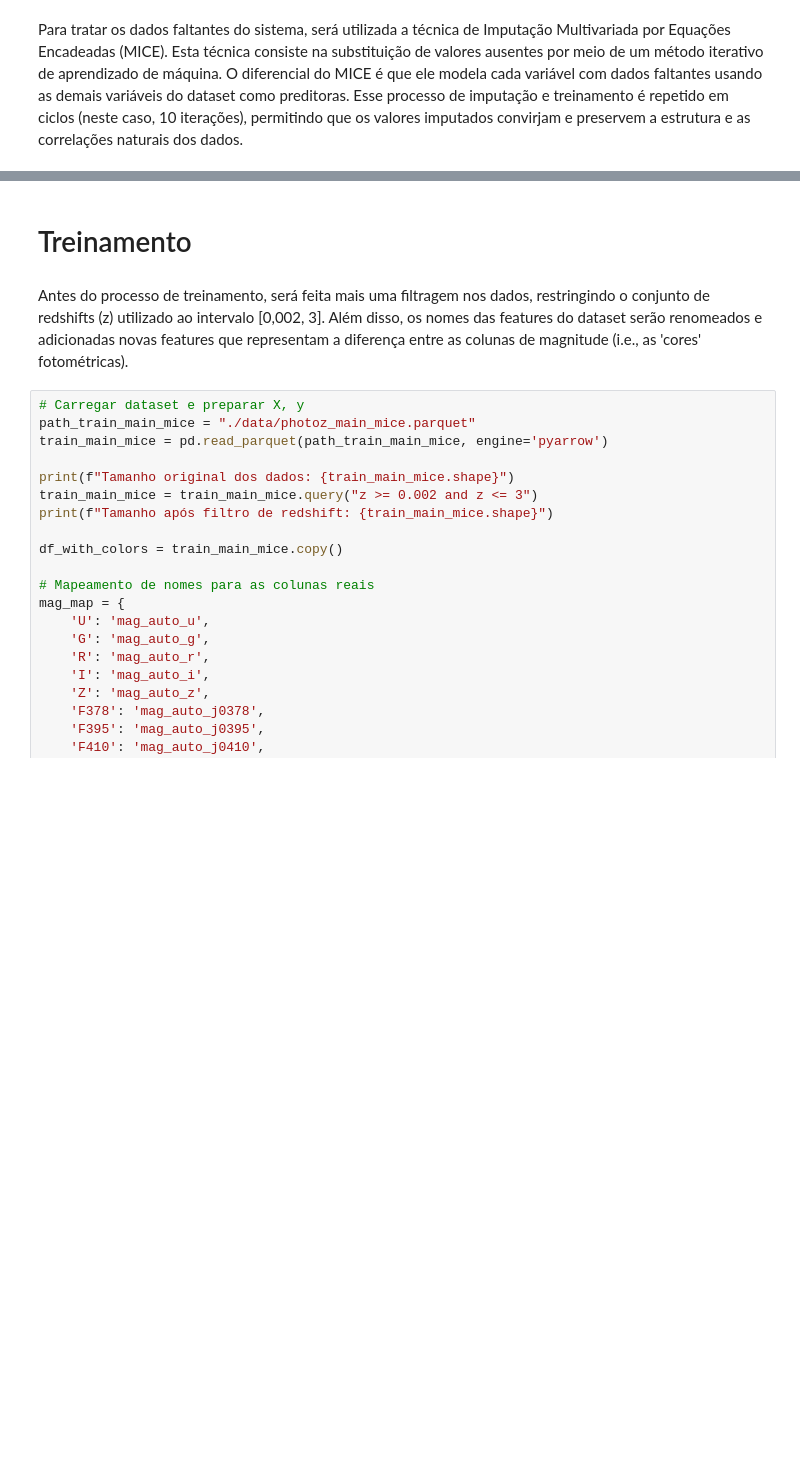
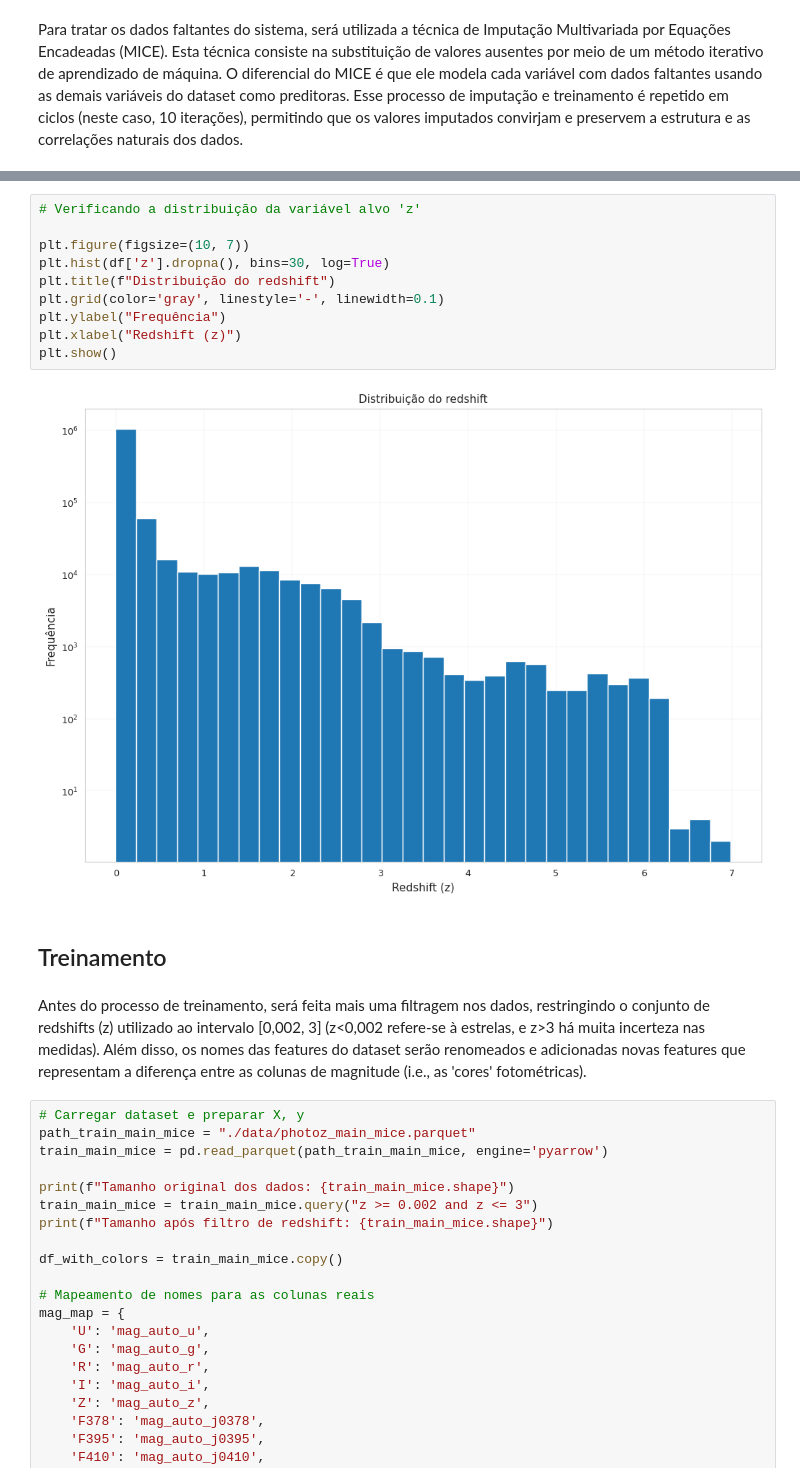
Before and after one commit to PierreAugusto/ML_project_ifusp, a Jupyter notebook: ML_project_python/photozs.ipynb, the cells around one changed output, grey strips where cells are left out. Saved outputs shown, nothing was run; the diff lists cells and outputs as text; blank space fills up the shorter version.

```diff
--- a/ML_project_python/photozs.ipynb
+++ b/ML_project_python/photozs.ipynb
@@ -373,7 +385,19 @@ plt.show();
+# %%
+# Verificando a distribuição da variável alvo 'z'
+
+plt.figure(figsize=(10, 7))
+plt.hist(df['z'].dropna(), bins=30, log=True)
+plt.title(f"Distribuição do redshift")
+plt.grid(color='gray', linestyle='-', linewidth=0.1)
+plt.ylabel("Frequência")
+plt.xlabel("Redshift (z)")
+plt.show()
+# %% [output]
+[figure, added]
 # %% [markdown]
-# Treinamento #
+## Treinamento ##
 # %% [markdown]
-Antes do processo de treinamento, será feita mais uma filtragem nos dados, restringindo o conjunto de redshifts (z) utilizado ao intervalo [0,002, 3]. Além disso, os nomes das features do dataset serão renomeados e adicionadas novas features que representam a diferença entre as colunas de magnitude (i.e., as 'cores' fotométricas).
+Antes do processo de treinamento, será feita mais uma filtragem nos dados, restringindo o conjunto de redshifts (z) utilizado ao intervalo [0,002, 3] (z<0,002 refere-se à estrelas, e z>3 há muita incerteza nas medidas). Além disso, os nomes das features do dataset serão renomeados e adicionadas novas features que representam a diferença entre as colunas de magnitude (i.e., as 'cores' fotométricas).
 # %%
 # Carregar dataset e preparar X, y
 path_train_main_mice = "./data/photoz_main_mice.parquet"
```
Also changed, not shown: parts of 19 cells of this notebook.
